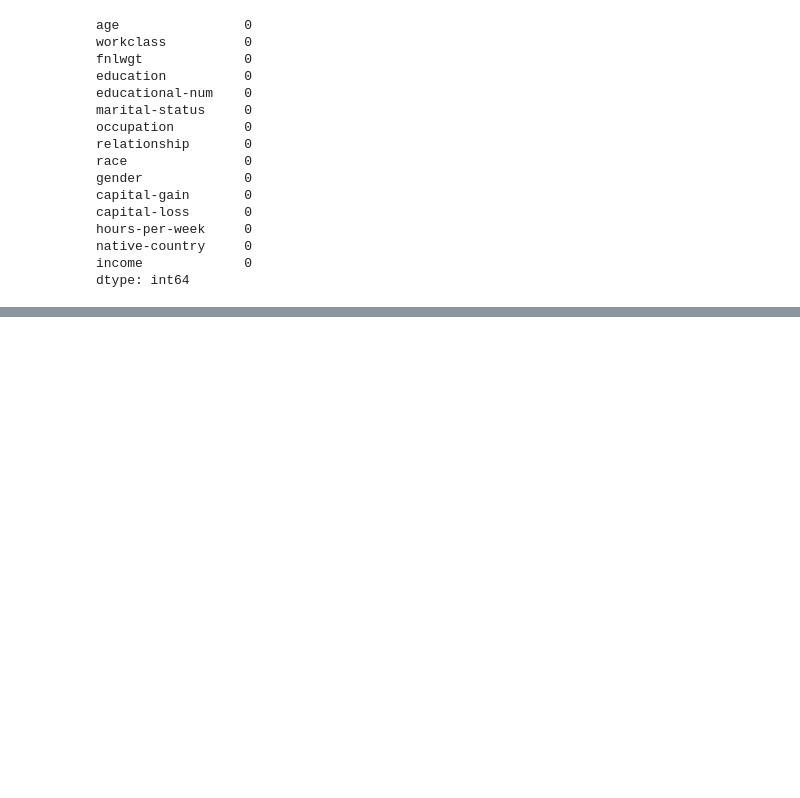
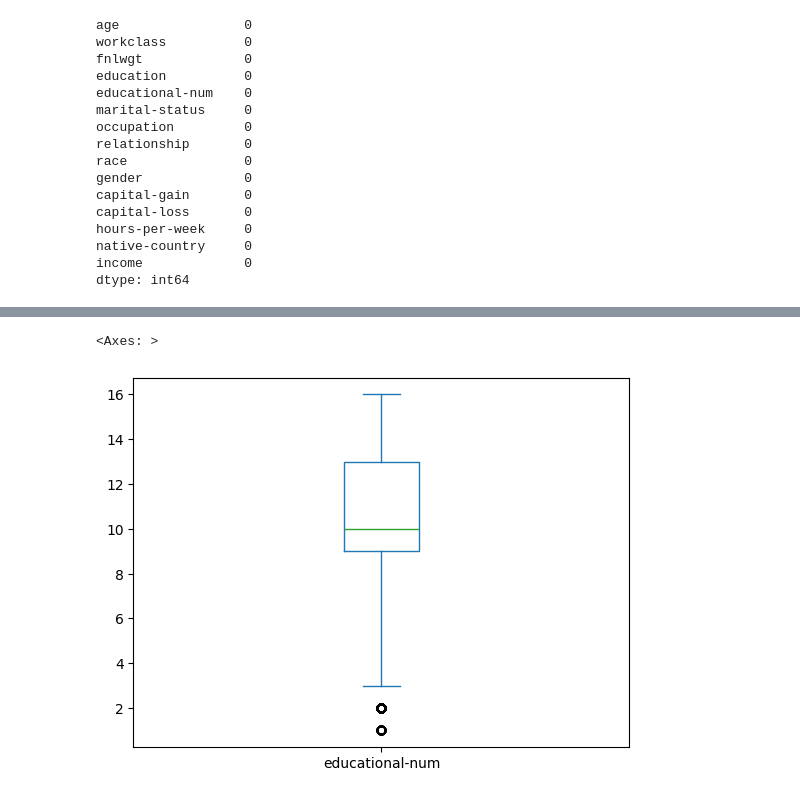
Before and after one commit to WanAdamm/CPC152-Assignment-2, a Jupyter notebook: data cleaning.ipynb, the cells around one changed output, grey strips where cells are left out. Saved outputs shown, nothing was run; the diff lists cells and outputs as text; code cells hidden in the pictures; blank space fills up the shorter version.

```diff
--- a/data cleaning.ipynb
+++ b/data cleaning.ipynb
@@ -173,0 +192,5 @@ df.to_csv('adult(no missing value).csv')
+# %%
+df['educational-num'].plot(kind="box")
+# %% [output]
+<Axes: >
+[figure, added]
```
Also changed, not shown: parts of 32 cells of this notebook, 2 other files.
